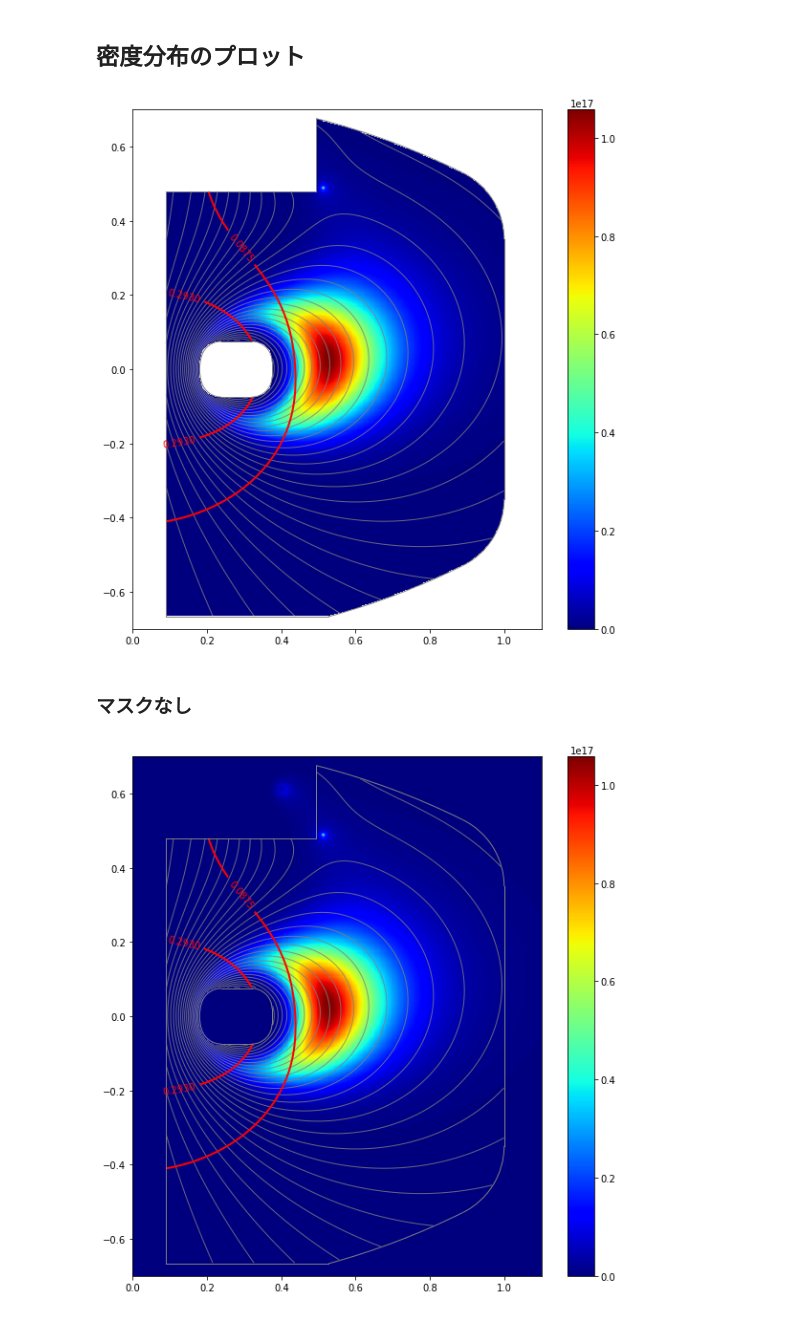
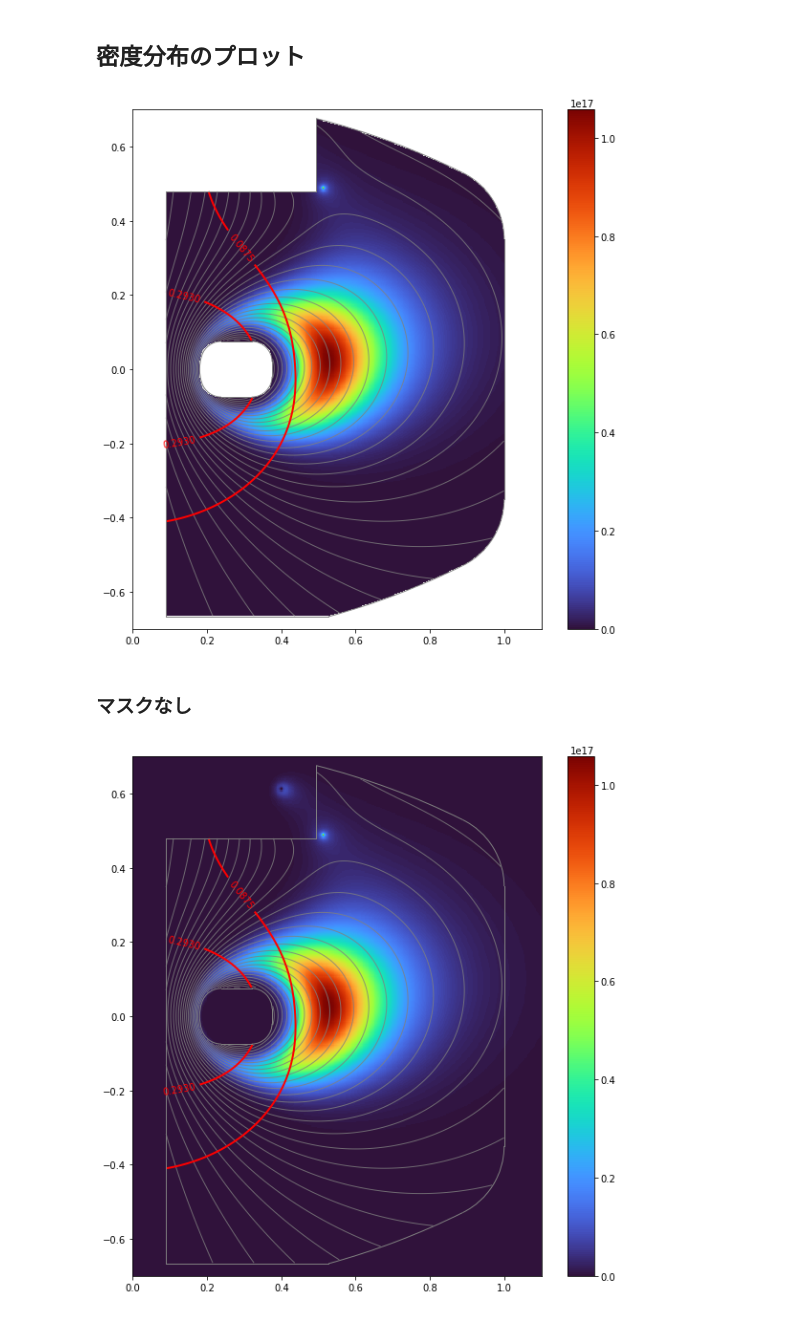
Before and after one commit to UedaKenji/rt1plotpy, a Jupyter notebook: rt1_plot_example.ipynb, the cells around one changed output. Drawn from its saved outputs; the diff is of its cells as text; code cells hidden in the pictures.

Commit message:
turboに変更

```diff
--- a/rt1_plot_example.ipynb
+++ b/rt1_plot_example.ipynb
@@ -136,7 +136,7 @@ ax.set_xlim(0,1.1)
 ax.set_ylim(-0.7,0.7)
 ax.set_aspect('equal')
 
-cm = ax.imshow(Ne*mask,extent=extent,origin='lower',cmap='jet',alpha=1.0)
+cm = ax.imshow(Ne*mask,extent=extent,origin='lower',cmap='turbo',alpha=1.0)
 ax.contour(-Psi*mask,extent=extent,colors='gray',alpha=0.8,levels=30,linewidths=1)
 fig.colorbar(cm)
 
@@ -146,25 +146,25 @@ ax.clabel(cnt,fmt='%1.4f')
 
 RT1_frame.append_frame(ax)
 # %% [output]
-[figure, old version]
+[figure, new version]
 # %% [markdown]
 ### マスクなし
 # %%
 
 fig,ax = plt.subplots(figsize=(10,10)) #figuerのサイズを 10x10に
 
 ax.set_xlim(0,1.1)
 ax.set_ylim(-0.7,0.7)
 ax.set_aspect('equal')
 
-cm = ax.imshow(Ne,extent=extent,origin='lower',cmap='jet',alpha=1.0)
+cm = ax.imshow(Ne,extent=extent,origin='lower',cmap='turbo',alpha=1.0)
 ax.contour(-Psi*mask,extent=extent,colors='gray',alpha=0.8,levels=30,linewidths=1)
 fig.colorbar(cm)
 
 
 cnt = ax.contour(B_abs*mask,extent=extent,alpha=1.0,colors='red',levels=[0.0875,0.2930],linewidths=2)
 ax.clabel(cnt,fmt='%1.4f')
 
 RT1_frame.append_frame(ax)
 # %% [output]
-[figure, old version]
+[figure, new version]
```
Also changed, not shown: parts of 4 cells of this notebook, 2 other files.
